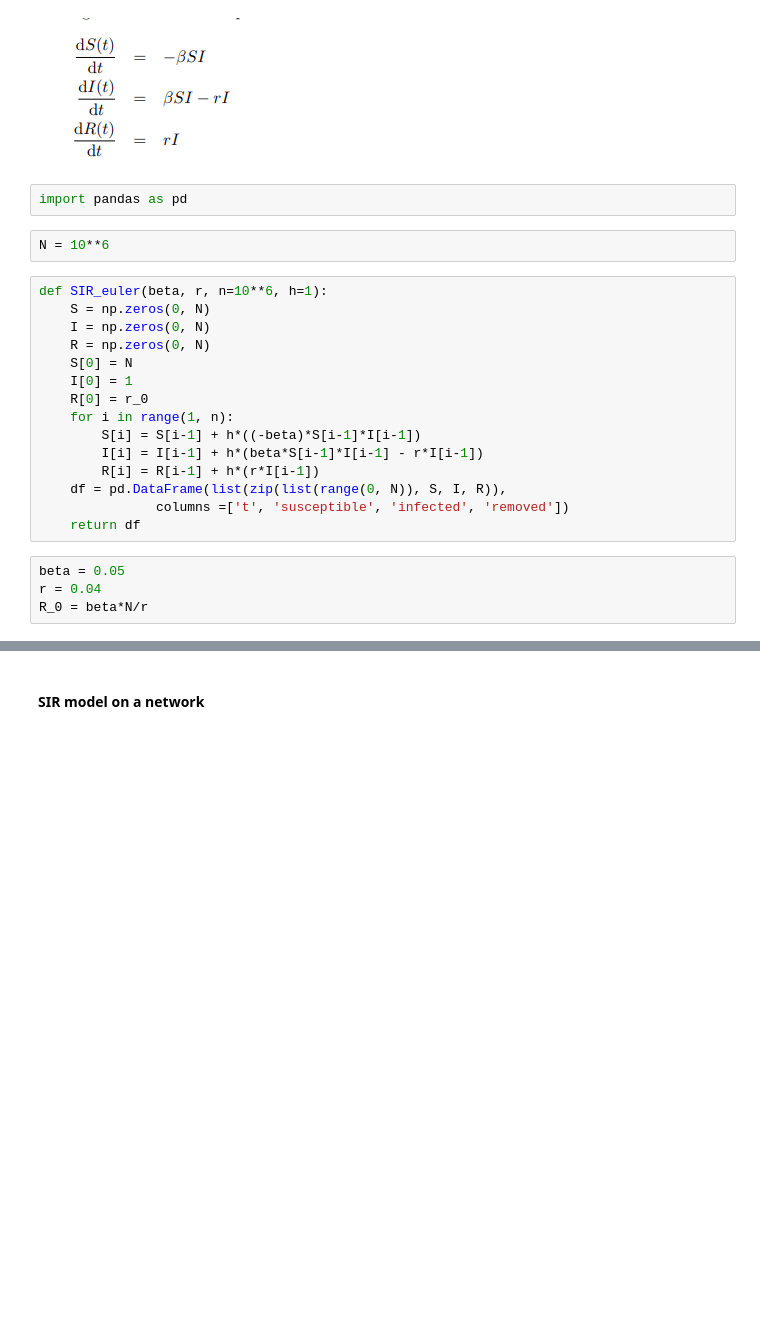
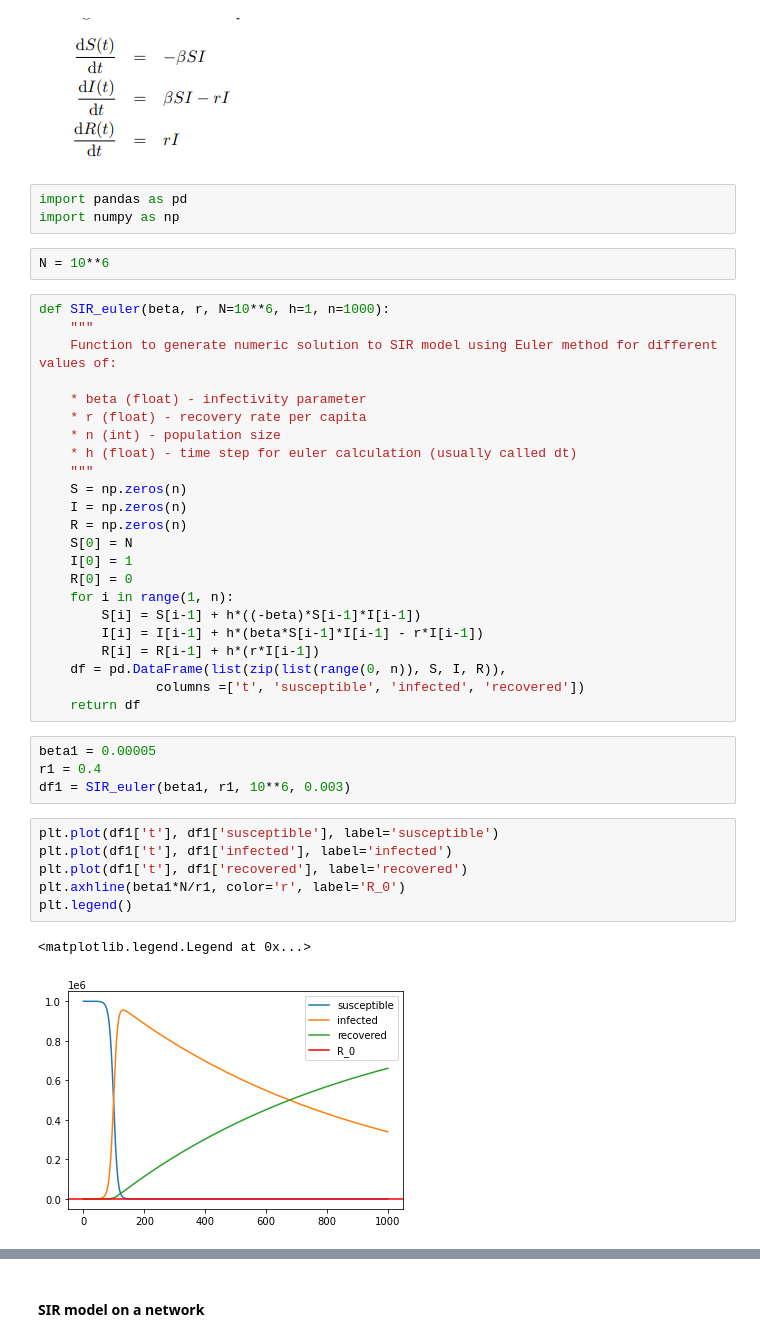
Before and after one commit to KasiaMacioszek/diffusion_processes, a Jupyter notebook: Assignment5/Assignment5.ipynb, the cells around one changed output, grey strips where cells are left out. Saved outputs shown, nothing was run; the diff lists cells and outputs as text; blank space fills up the shorter version.

```diff
--- a/Assignment5/Assignment5.ipynb
+++ b/Assignment5/Assignment5.ipynb
@@ -8,24 +8,42 @@
 ![image.png](attachment:image.png)
 # %%
 import pandas as pd
+import numpy as np
 # %%
 N = 10**6
 # %%
-def SIR_euler(beta, r, n=10**6, h=1):
-    S = np.zeros(0, N)
-    I = np.zeros(0, N)
-    R = np.zeros(0, N)
+def SIR_euler(beta, r, N=10**6, h=1, n=1000):
+    """
+    Function to generate numeric solution to SIR model using Euler method for different values of:
+
+    * beta (float) - infectivity parameter
+    * r (float) - recovery rate per capita
+    * n (int) - population size
+    * h (float) - time step for euler calculation (usually called dt)
+    """
+    S = np.zeros(n)
+    I = np.zeros(n)
+    R = np.zeros(n)
     S[0] = N
     I[0] = 1
-    R[0] = r_0
+    R[0] = 0
     for i in range(1, n):
         S[i] = S[i-1] + h*((-beta)*S[i-1]*I[i-1])
         I[i] = I[i-1] + h*(beta*S[i-1]*I[i-1] - r*I[i-1])
         R[i] = R[i-1] + h*(r*I[i-1])
-    df = pd.DataFrame(list(zip(list(range(0, N)), S, I, R)),
-               columns =['t', 'susceptible', 'infected', 'removed'])
+    df = pd.DataFrame(list(zip(list(range(0, n)), S, I, R)),
+               columns =['t', 'susceptible', 'infected', 'recovered'])
     return df
 # %%
-beta = 0.05
-r = 0.04
-R_0 = beta*N/r
+beta1 = 0.00005
+r1 = 0.4
+df1 = SIR_euler(beta1, r1, 10**6, 0.003)
+# %%
+plt.plot(df1['t'], df1['susceptible'], label='susceptible')
+plt.plot(df1['t'], df1['infected'], label='infected')
+plt.plot(df1['t'], df1['recovered'], label='recovered')
+plt.axhline(beta1*N/r1, color='r', label='R_0')
+plt.legend()
+# %% [output]
+<matplotlib.legend.Legend at 0x...>
+[figure, added]
```
Also changed, not shown: parts of 17 cells of this notebook, 1 other file.
